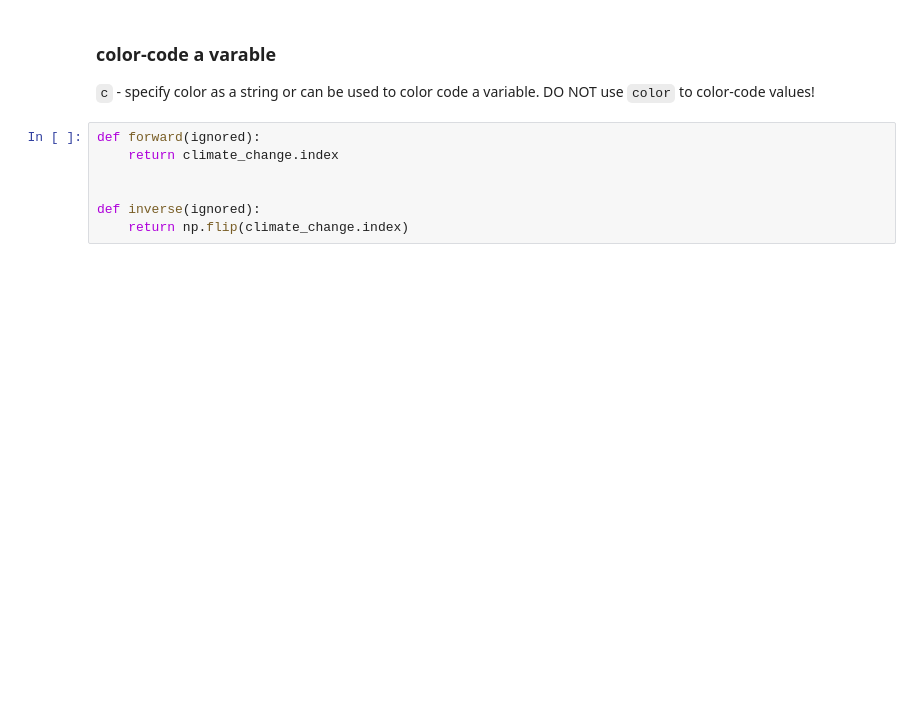
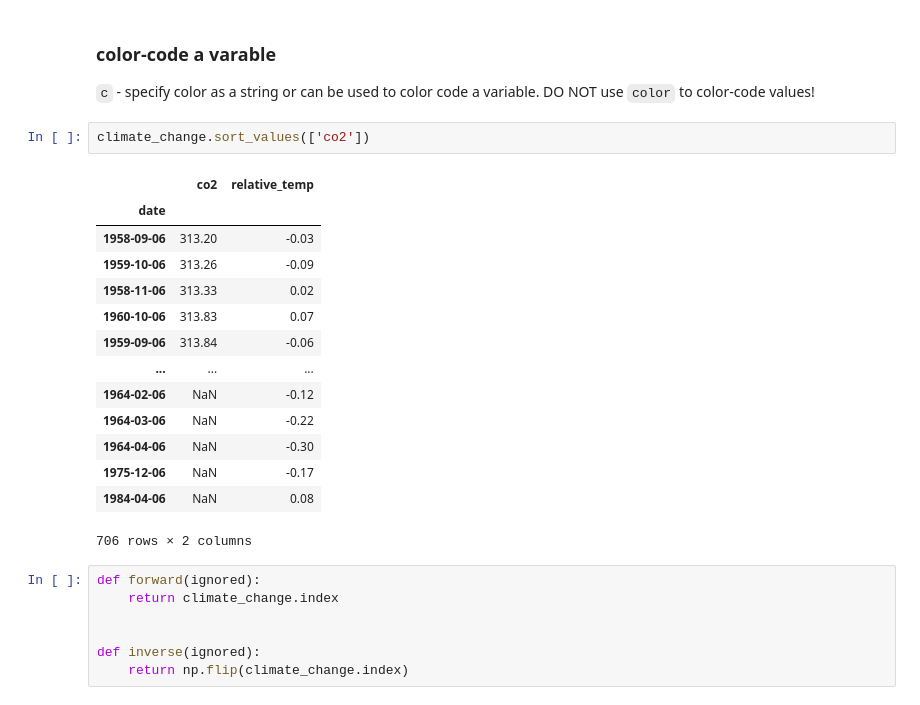
Before and after one commit to yuriikoval1997/datacamp-trainings, a Jupyter notebook: matplotlib101/matplotlib101.ipynb, the cells around one changed output. Cells and saved outputs as stored; diff of their text form; blank space fills up the shorter version.

```diff
--- a/matplotlib101/matplotlib101.ipynb
+++ b/matplotlib101/matplotlib101.ipynb
@@ -318,6 +318,23 @@ plt.show()
 # %% [markdown]
 ### color-code a varable
 `c` - specify color as a string or can be used to color code a variable. DO NOT use `color` to color-code values!
+# %%
+climate_change.sort_values(['co2'])
+# %% [output]
+|  | co2 | relative_temp |
+| date |  |  |
+| 1958-09-06 | 313.20 | -0.03 |
+| 1959-10-06 | 313.26 | -0.09 |
+| 1958-11-06 | 313.33 | 0.02 |
+| 1960-10-06 | 313.83 | 0.07 |
+| 1959-09-06 | 313.84 | -0.06 |
+| ... | ... | ... |
+| 1964-02-06 | NaN | -0.12 |
+| 1964-03-06 | NaN | -0.22 |
+| 1964-04-06 | NaN | -0.30 |
+| 1975-12-06 | NaN | -0.17 |
+| 1984-04-06 | NaN | 0.08 |
+706 rows × 2 columns
 # %%
 def forward(ignored):
     return climate_change.index
```
Also changed, not shown: parts of 2 cells of this notebook, 9 other files.
